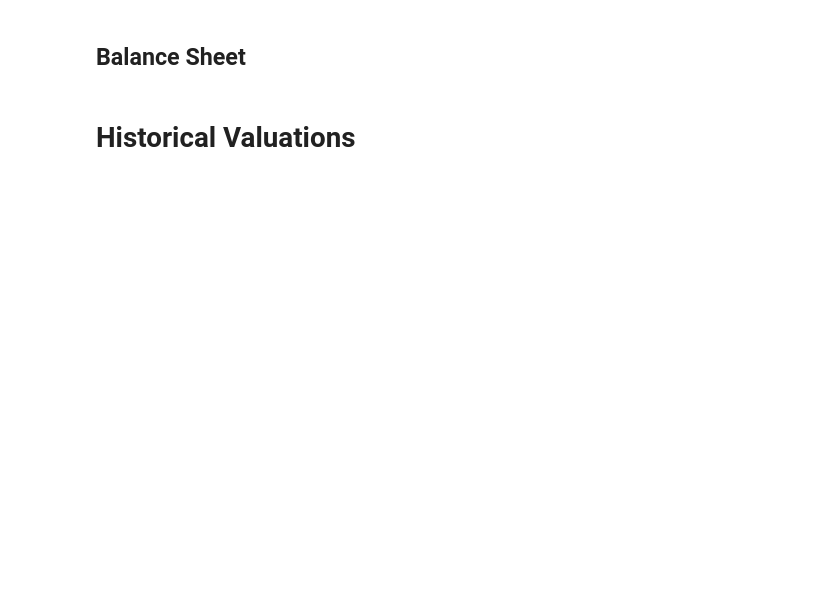
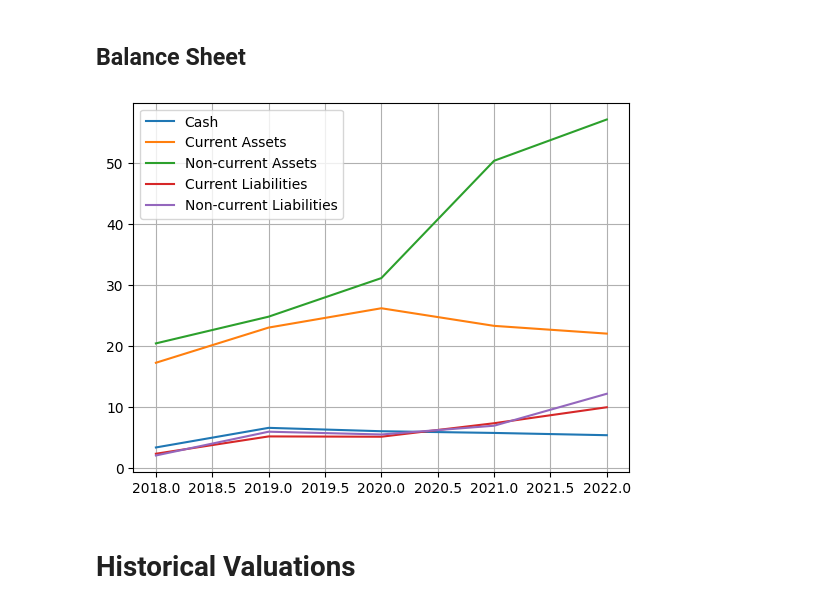
Before and after one commit to BrendanSkyLiang/brendans_bloomberg, a Jupyter notebook: notebooks/single_equity_overview.ipynb, the cells around one changed output. Cells and saved outputs as stored; diff of their text form; code cells hidden in the pictures; blank space fills up the shorter version.

```diff
--- a/notebooks/single_equity_overview.ipynb
+++ b/notebooks/single_equity_overview.ipynb
@@ -81,4 +87,25 @@ plt.show()
 # %% [markdown]
 ## Balance Sheet
+# %%
+fig, ax = plt.subplots()
+year, cashAndCashEquivalents, totalCurrentAssets, totalNonCurrenAssets, totalCurrentLiabilities, totalNonCurrentLiabilities = [], [], [], [], [], []
+for i in range(n):
+    year.append(company.annual_balance_sheet.balance_sheet[i]['calendarYear'])
+    cashAndCashEquivalents.append(company.annual_balance_sheet.balance_sheet[i]['cashAndCashEquivalents'])
+    totalCurrentAssets.append(company.annual_balance_sheet.balance_sheet[i]['totalCurrentAssets'])
+    totalNonCurrenAssets.append(company.annual_balance_sheet.balance_sheet[i]['totalNonCurrentAssets'])
+    totalCurrentLiabilities.append(company.annual_balance_sheet.balance_sheet[i]['totalCurrentLiabilities'])
+    totalNonCurrentLiabilities.append(company.annual_balance_sheet.balance_sheet[i]['totalNonCurrentLiabilities'])
+
+ax.plot(year, np.array(cashAndCashEquivalents)/np.array(shs_out), label = "Cash")
+ax.plot(year, np.array(totalCurrentAssets)/np.array(shs_out), label = "Current Assets")
+ax.plot(year, (np.array(totalNonCurrenAssets)-np.array(stock_repurchase))/np.array(shs_out), label = "Non-current Assets")
+ax.plot(year, (np.array(totalCurrentLiabilities))/np.array(shs_out), label = "Current Liabilities")
+ax.plot(year, (np.array(totalNonCurrentLiabilities))/np.array(shs_out), label = "Non-current Liabilities")
+ax.grid()
+ax.legend()
+plt.show()
+# %% [output]
+[figure, added]
 # %% [markdown]
 # Historical Valuations
```
Also changed, not shown: parts of 6 cells of this notebook, 6 other files.
